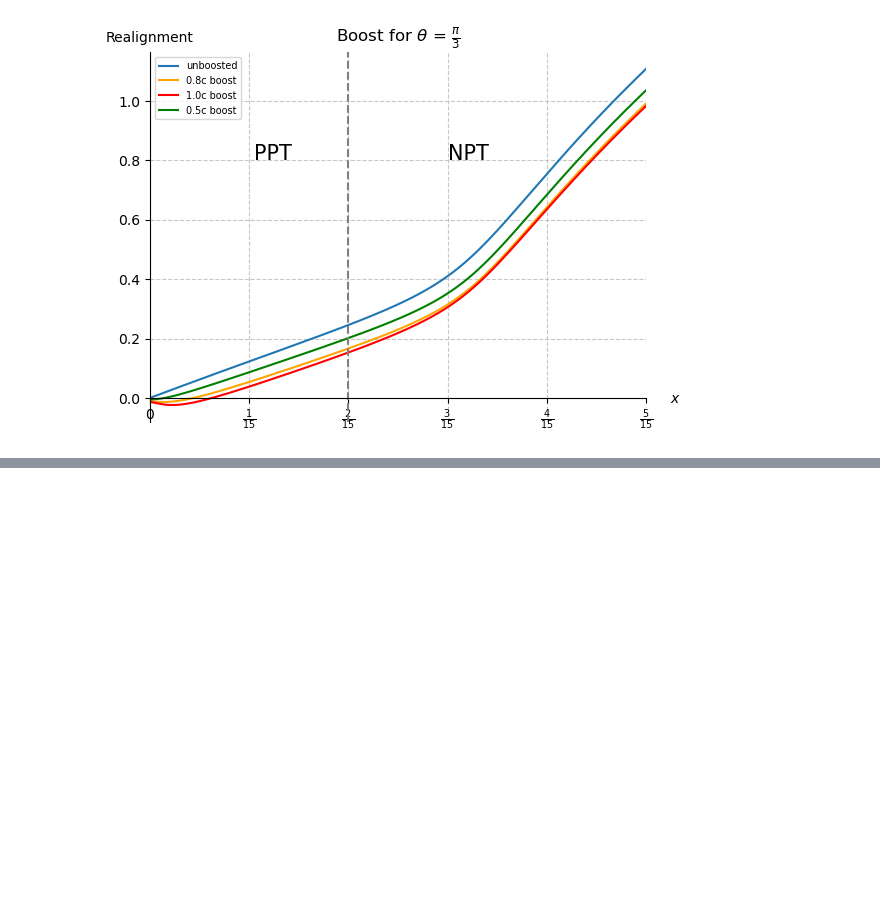
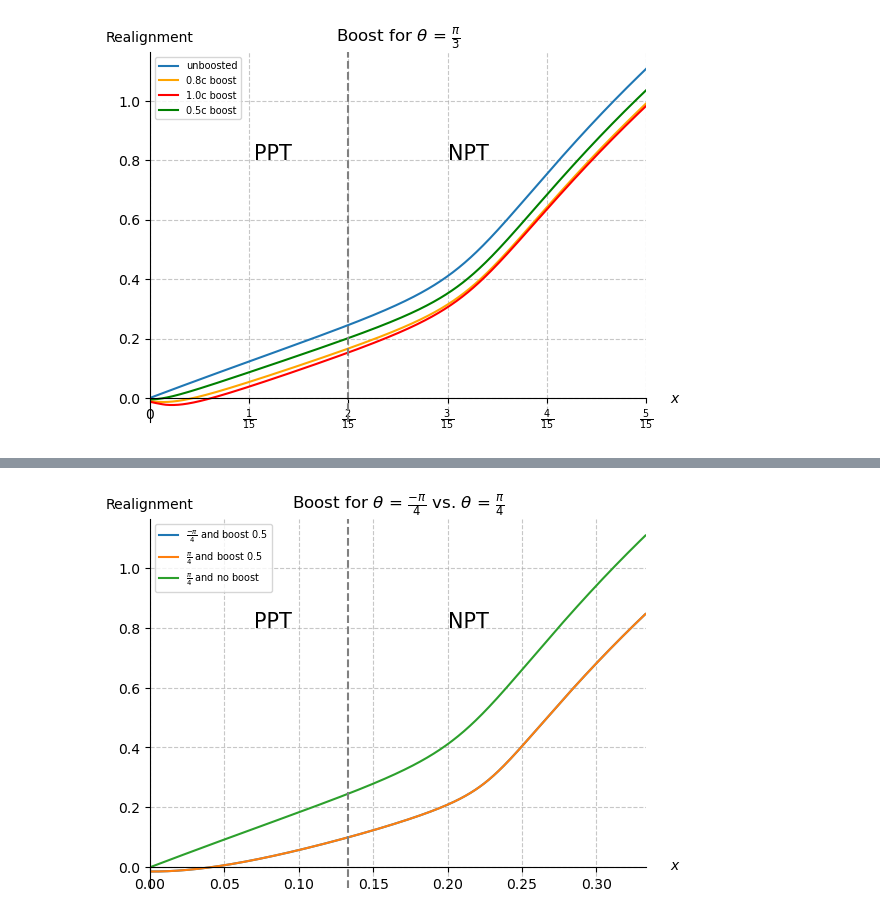
Before and after one commit to sebmousel/Bachelor, a Jupyter notebook: Test.ipynb, the cells around one changed output, grey strips where cells are left out. Saved outputs shown, nothing was run; the diff lists cells and outputs as text; code cells hidden in the pictures; blank space fills up the shorter version.

```diff
--- a/Test.ipynb
+++ b/Test.ipynb
@@ -179,0 +156,26 @@ plt.show()
+# %%
+psi = -np.pi/4
+val_negative = realign_val_theta2(e,xi05,momentum1,momentum2,psi)
+# %%
+fig,ax = plt.subplots()
+ax.plot(np.linspace(0,0.333,1000),val_negative,label=fr"$\frac{{-\pi}}{{4}}$ and boost 0.5")
+ax.plot(np.linspace(0,0.333,1000),val_05,label=fr"$\frac{{\pi}}{{4}}$ and boost 0.5")
+ax.plot(np.linspace(0,0.333,1000),val, label=fr"$\frac{{\pi}}{{4}}$ and no boost")
+ax.axvline(2/15, linestyle = "--", color = "grey")
+ax.grid(True, linestyle='--', alpha=0.7)
+ax.legend(fontsize=7)
+ax.spines["bottom"].set_position(("data",0))
+ax.set_xlim(0,max(np.linspace(0,1/3,1000)))
+ax.set(title = fr"Boost for $\theta$ = $\frac{{-\pi}}{{4}}$ vs. $\theta$ = $\frac{{\pi}}{{4}}$",
+       xlabel=r"$x$")
+ax.set_ylabel("Realignment",rotation = 0)
+ax.xaxis.set_label_coords(1.06,0.08)
+ax.yaxis.set_label_coords(0,1.02)
+ax.text(0.07,0.8,"PPT",fontsize = 15)
+ax.text(0.2,0.8,"NPT",fontsize = 15)
+ax.spines["top"].set_visible(False)
+ax.spines["right"].set_visible(False)
+#ax.xaxis.set_major_locator(MultipleLocator(1/15))
+#ax.xaxis.set_major_formatter(FuncFormatter(frac))
+# %% [output]
+[figure, added]
```
Also changed, not shown: parts of 10 cells of this notebook, 1 other file.
